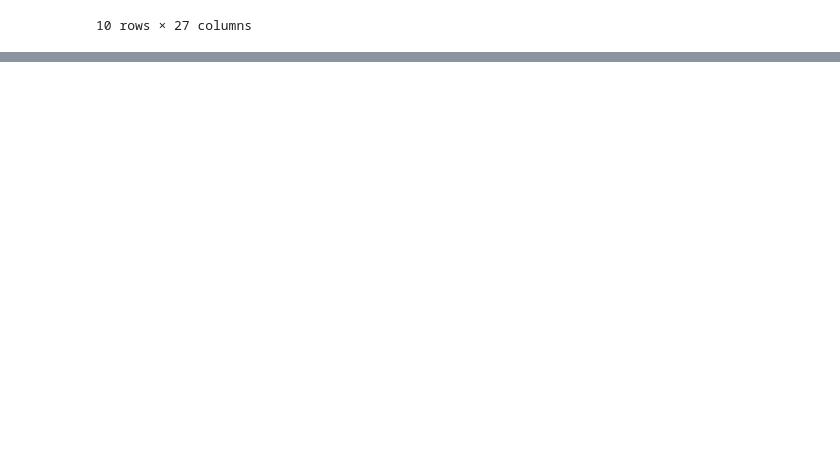
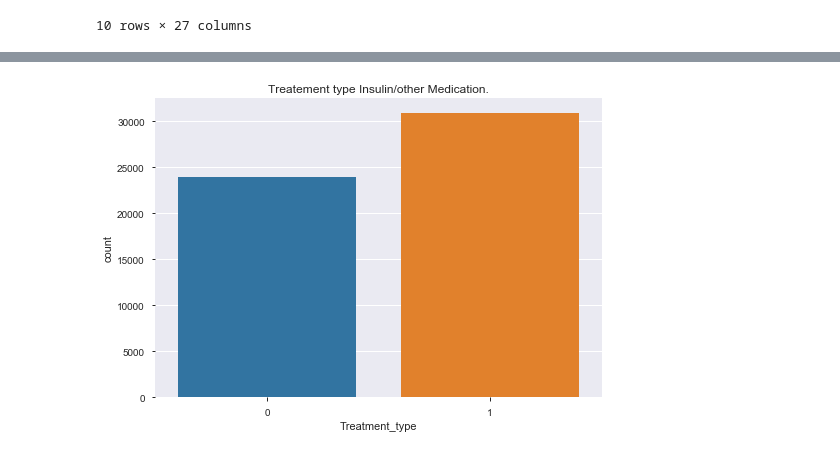
Before and after one commit to gauravkantrod/GLProject, a Jupyter notebook: Diabetes.ipynb, the cells around one changed output, grey strips where cells are left out. Drawn from its saved outputs; the diff is of its cells as text; code cells hidden in the pictures; blank space fills up the shorter version.

```diff
--- a/Diabetes.ipynb
+++ b/Diabetes.ipynb
@@ -505 +646,9 @@ df_with_med.drop(['with_medication','insulin']
+# %%
+max_glu_serum_dict = {'None':0, 'Norm':100, '>200':200, '>300':300}
+# %%
+df_with_med['max_glu_serum'].replace(max_glu_serum_dict, inplace = True)
+# %%
+A1Cresult_dict = {'None':0, 'Norm':5, '>7':7, '>8':8}
+# %%
+df_with_med['A1Cresult'].replace(A1Cresult_dict, inplace = True)
 # %%
@@ -506,0 +682,6 @@ df_with_med.to_excel("df_with_med.xlsx")
+# %%
+sns.countplot(df_with_med['Treatment_type'])
+plt.title("Treatement type Insulin/other Medication.")
+plt.show()
+# %% [output]
+[figure, added]
```
Also changed, not shown: parts of 27 cells of this notebook, 2 other files.
